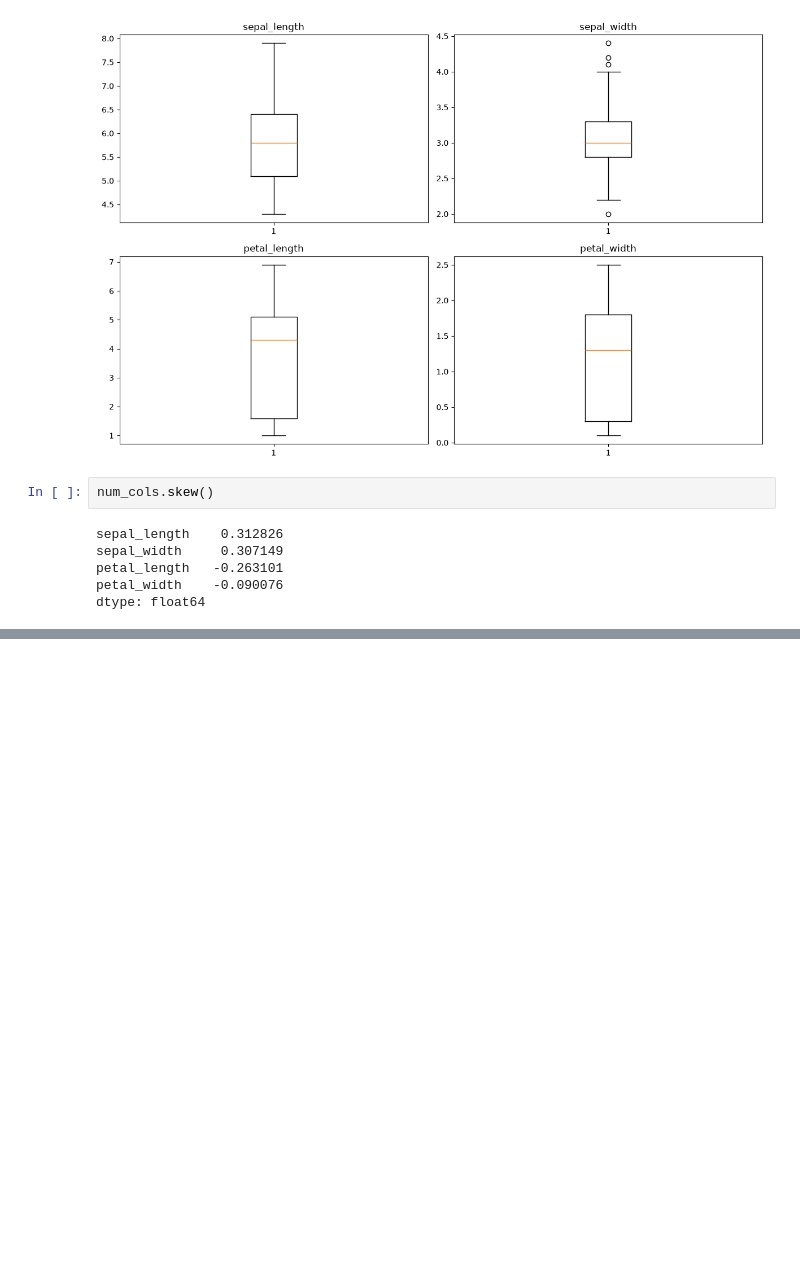
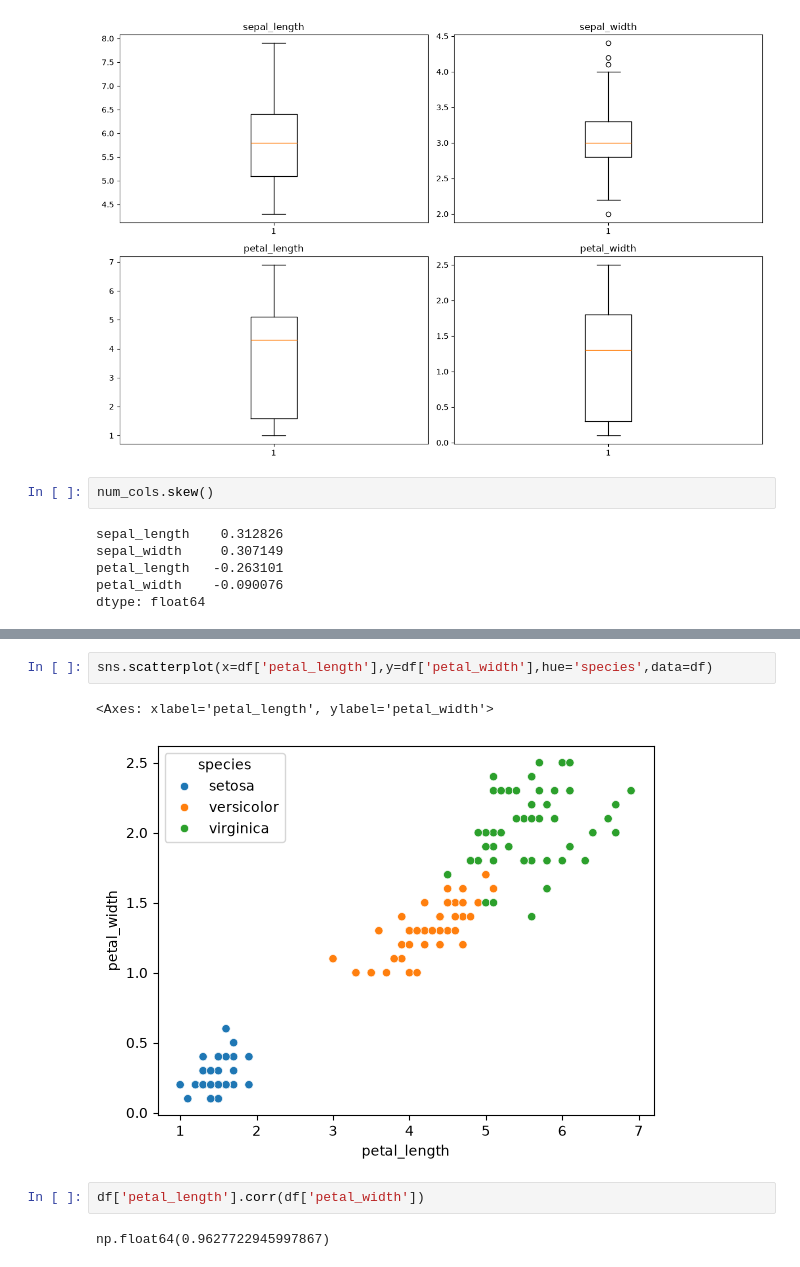
Before and after one commit to vaibhavarora1205/python-Data-Science, a Jupyter notebook: ML Work/iris.ipynb, the cells around one changed output, grey strips where cells are left out. Saved outputs shown, nothing was run; the diff lists cells and outputs as text; blank space fills up the shorter version.

```diff
--- a/ML Work/iris.ipynb
+++ b/ML Work/iris.ipynb
@@ -336,0 +375,9 @@ dtype: float64
+# %%
+sns.scatterplot(x=df['petal_length'],y=df['petal_width'],hue='species',data=df)
+# %% [output]
+<Axes: xlabel='petal_length', ylabel='petal_width'>
+[figure, added]
+# %%
+df['petal_length'].corr(df['petal_width'])
+# %% [output]
+np.float64(0.9627722945997867)
```
Also changed, not shown: parts of 9 cells of this notebook.
